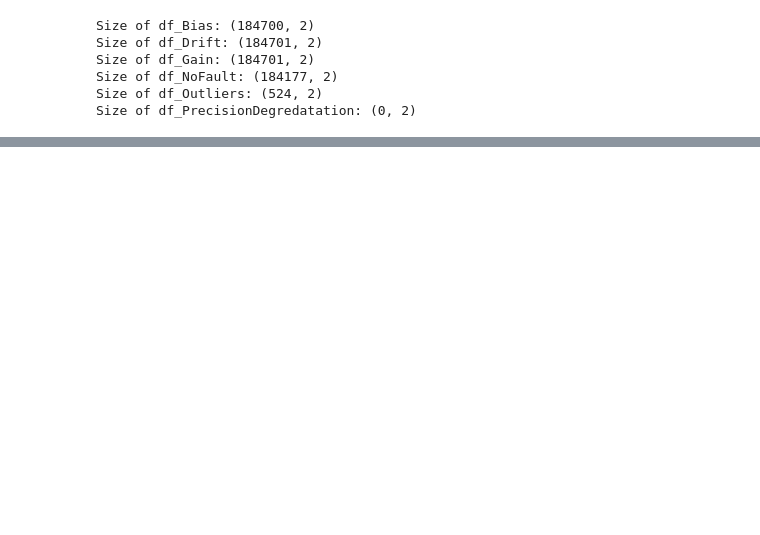
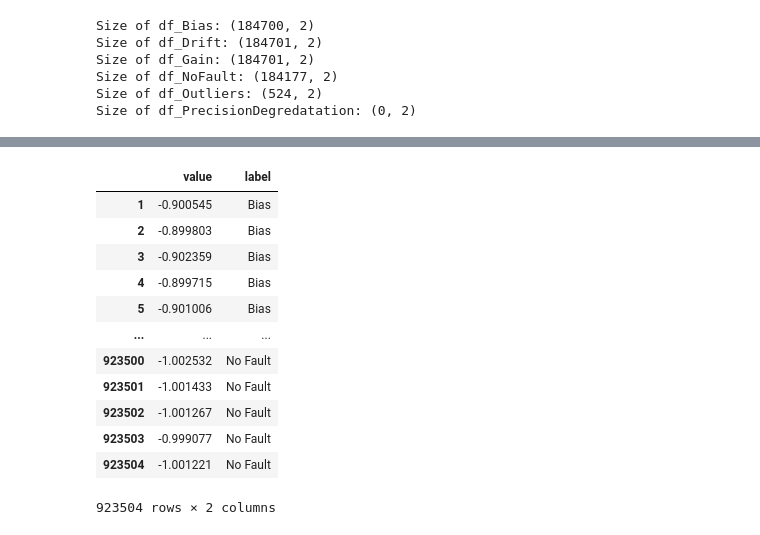
Before and after one commit to UtkuEla/Multi-LabelTimeSeriesAnalysis, a Jupyter notebook: src/dataPrep.ipynb, the cells around one changed output, grey strips where cells are left out. Cells and saved outputs as stored; diff of their text form; code cells hidden in the pictures; blank space fills up the shorter version.

```diff
--- a/src/dataPrep.ipynb
+++ b/src/dataPrep.ipynb
@@ -11,6 +11,6 @@ df = pd.read_excel(excel_file_path_F)
 # %%
 df = pd.read_feather("df_f_feather")
 # %%
-df1 = df1.drop(columns = {'time'})
+df = df.drop(columns = {'time'})
 # %%
-df1 = df1.drop(index=0)
+df = df.drop(index=0)
@@ -213 +192,17 @@ def split_column_into_rows(df, num_columns, overlapping_ratio):
     return new_df
+# %%
+df
+# %% [output]
+|  | value | label |
+| 1 | -0.900545 | Bias |
+| 2 | -0.899803 | Bias |
+| 3 | -0.902359 | Bias |
+| 4 | -0.899715 | Bias |
+| 5 | -0.901006 | Bias |
+| ... | ... | ... |
+| 923500 | -1.002532 | No Fault |
+| 923501 | -1.001433 | No Fault |
+| 923502 | -1.001267 | No Fault |
+| 923503 | -0.999077 | No Fault |
+| 923504 | -1.001221 | No Fault |
+923504 rows × 2 columns
```
Also changed, not shown: parts of 15 cells of this notebook, 24 other files.
